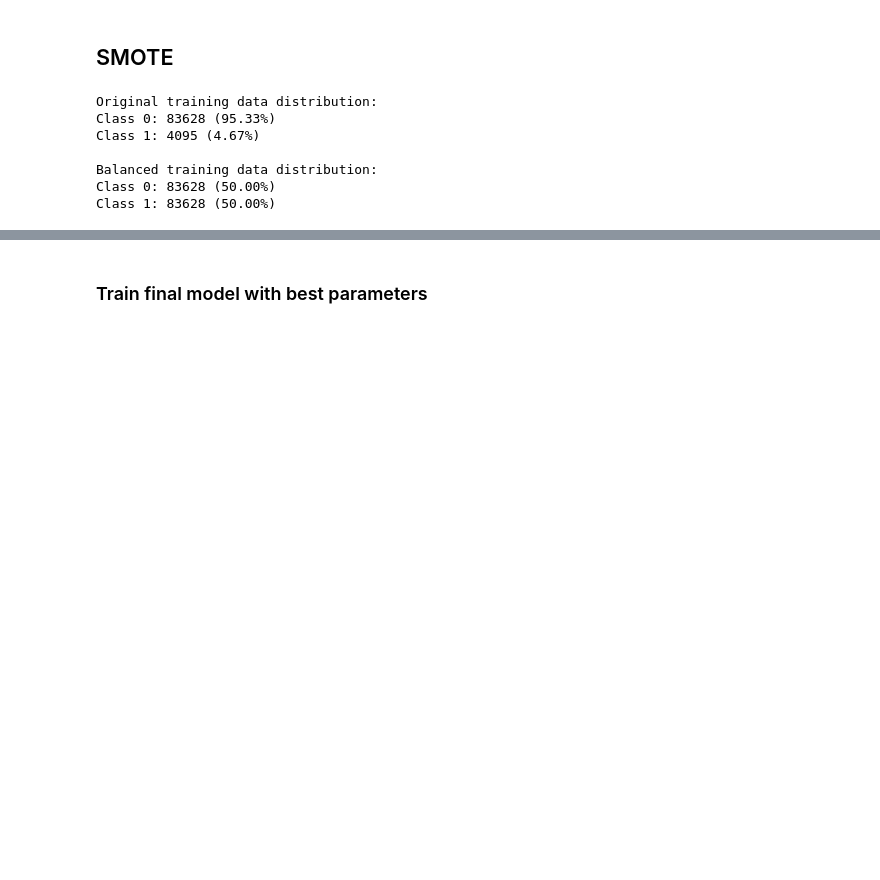
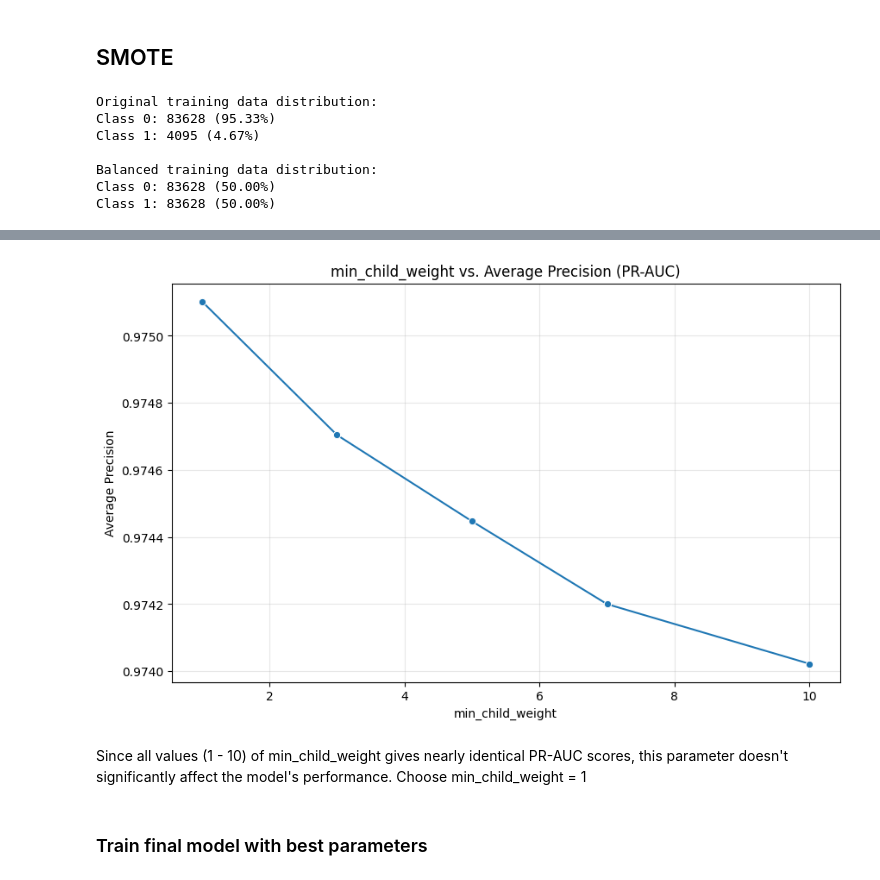
Before and after one commit to janisthx/DSA4262---dna1234, a Jupyter notebook: notebooks/XGBoost.ipynb, the cells around one changed output, grey strips where cells are left out. Drawn from its saved outputs; the diff is of its cells as text; code cells hidden in the pictures; blank space fills up the shorter version.

```diff
--- a/notebooks/XGBoost.ipynb
+++ b/notebooks/XGBoost.ipynb
@@ -214,0 +373,23 @@ You can try to debug the error by setting error_score='raise'.
+# %%
+parameters_min_child = {
+    'min_child_weight': [1, 3, 5, 7, 10]
+}
+
+model = xgb.XGBClassifier(
+    n_estimators=150,
+    max_depth=6,
+    learning_rate=0.1,
+    random_state=42,
+    tree_method='hist',
+    objective='binary:logistic',
+    eval_metric='aucpr'
+)
+
+grid_search_min_child = GridSearchCV(
+    model,
+    param_grid=parameters_min_child,
+    cv=3,
+    scoring='average_precision',
+    verbose=1
+)
+grid_search_min_child.fit(X_train_balanced, y_train_balanced)
@@ -215,3 +415,18 @@ You can try to debug the error by setting error_score='raise'.
+# %%
+plt.figure(figsize=(10, 6))
+
+# Plotting min_child_weight vs. average precision
+sns.lineplot(x=[1, 3, 5, 7, 10], y=grid_search_min_child.cv_results_['mean_test_score'], marker='o')
+plt.title('min_child_weight vs. Average Precision (PR-AUC)')
+plt.xlabel('min_child_weight')
+plt.ylabel('Average Precision')
+plt.grid(True, alpha=0.3)
+plt.show()
+# %% [output]
+[figure, added]
+# %% [markdown]
+Since all values (1 - 10) of min_child_weight gives nearly identical PR-AUC scores, this parameter doesn't significantly affect the model's performance.
+Choose min_child_weight = 1
 # %% [markdown]
 ### Train final model with best parameters
 # %%
```
Also changed, not shown: parts of 27 cells of this notebook.
